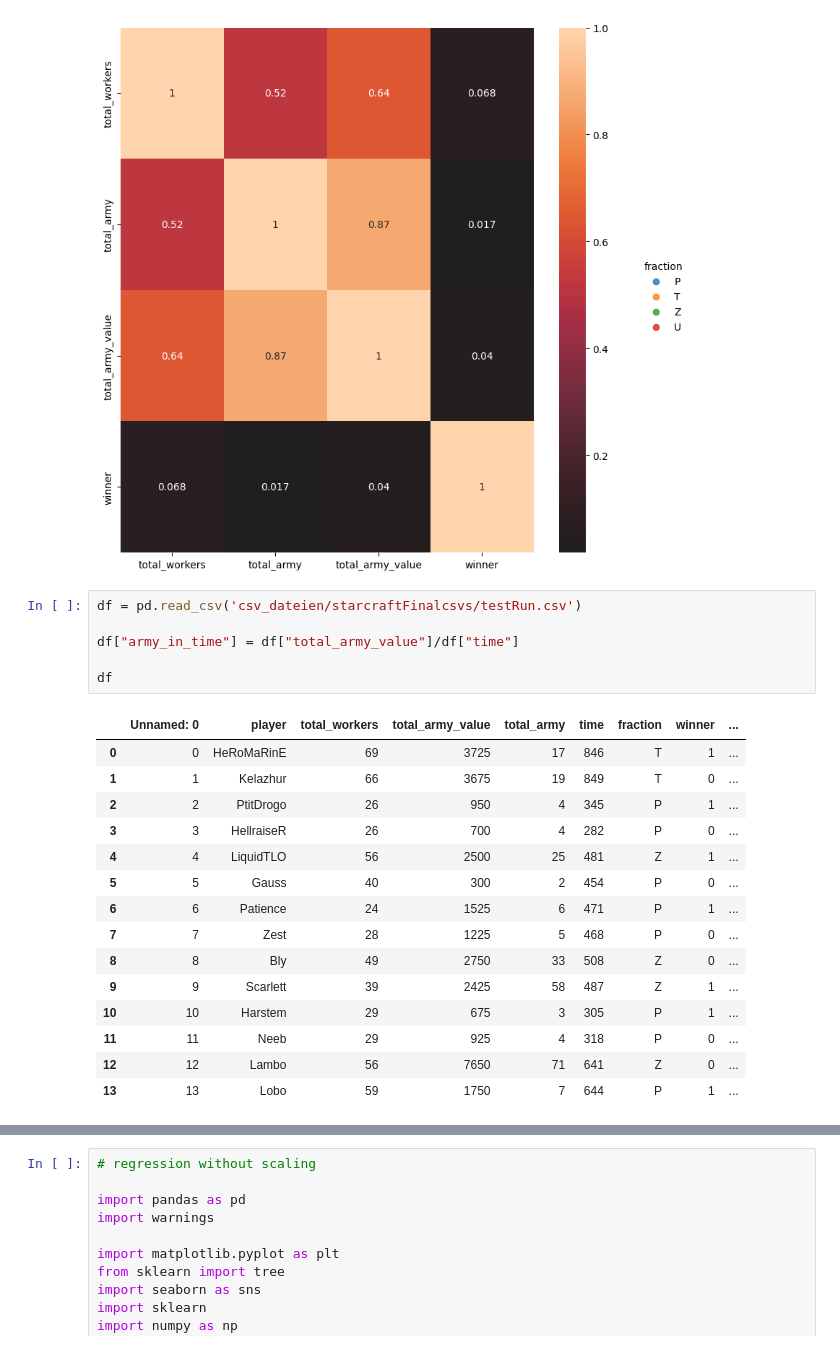
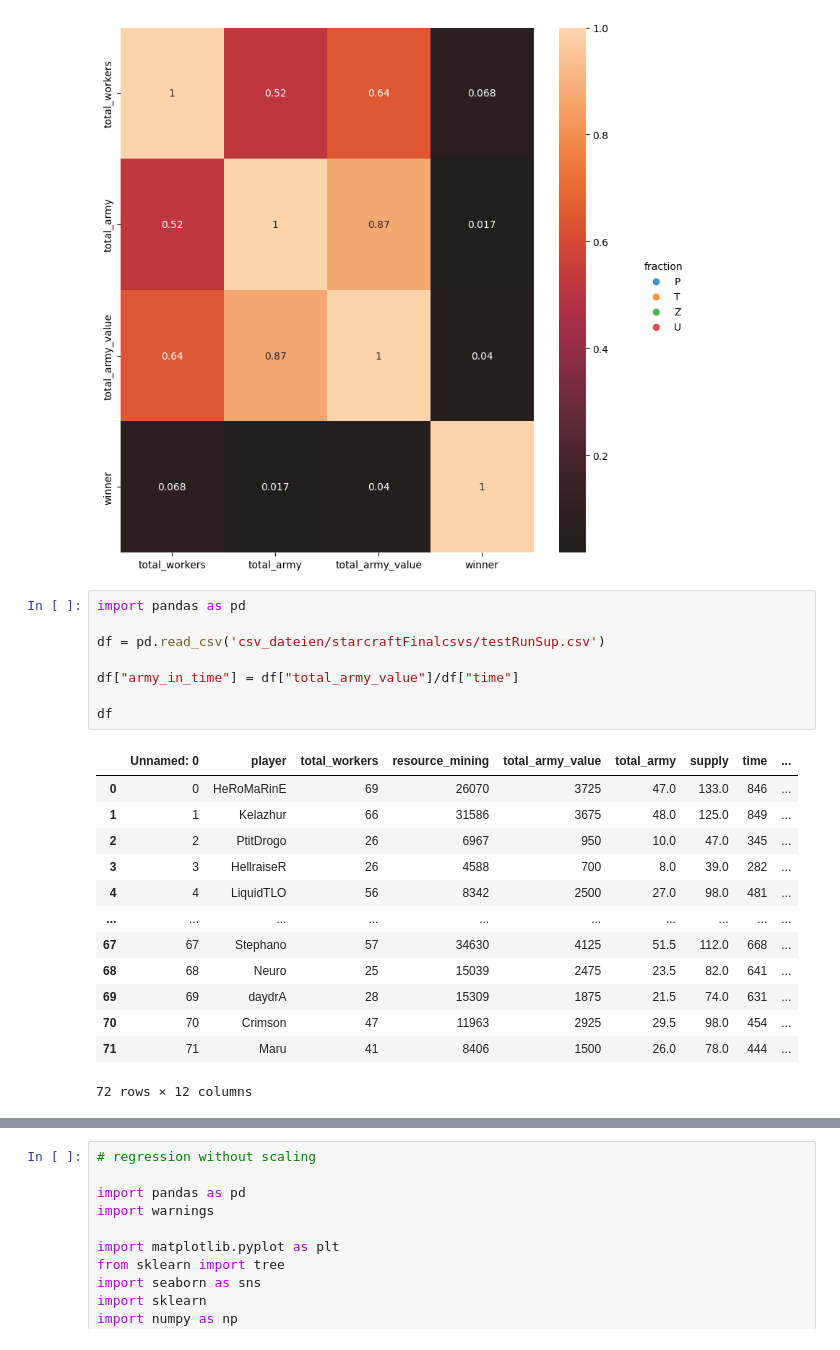
Before and after one commit to Monsieur-Bandana/gurobi_machine_learning, a Jupyter notebook: starcraft-pandas-version.ipynb, the cells around one changed output, grey strips where cells are left out. Drawn from its saved outputs; the diff is of its cells as text.

```diff
--- a/starcraft-pandas-version.ipynb
+++ b/starcraft-pandas-version.ipynb
@@ -496,24 +500,24 @@ sns.heatmap(df[["total_workers","total_army","total_army_value", "winner"]].corr
 <Axes: >
 [figure]
 # %%
-df = pd.read_csv('csv_dateien/starcraftFinalcsvs/testRun.csv')
+import pandas as pd
+
+df = pd.read_csv('csv_dateien/starcraftFinalcsvs/testRunSup.csv')
 
 df["army_in_time"] = df["total_army_value"]/df["time"]
 
 df
 # %% [output]
-|  | Unnamed: 0 | player | total_workers | total_army_value | total_army | time | fraction | winner | ... |
-| 0 | 0 | HeRoMaRinE | 69 | 3725 | 17 | 846 | T | 1 | ... |
-| 1 | 1 | Kelazhur | 66 | 3675 | 19 | 849 | T | 0 | ... |
-| 2 | 2 | PtitDrogo | 26 | 950 | 4 | 345 | P | 1 | ... |
-| 3 | 3 | HellraiseR | 26 | 700 | 4 | 282 | P | 0 | ... |
-| 4 | 4 | LiquidTLO | 56 | 2500 | 25 | 481 | Z | 1 | ... |
-| 5 | 5 | Gauss | 40 | 300 | 2 | 454 | P | 0 | ... |
-| 6 | 6 | Patience | 24 | 1525 | 6 | 471 | P | 1 | ... |
-| 7 | 7 | Zest | 28 | 1225 | 5 | 468 | P | 0 | ... |
-| 8 | 8 | Bly | 49 | 2750 | 33 | 508 | Z | 0 | ... |
-| 9 | 9 | Scarlett | 39 | 2425 | 58 | 487 | Z | 1 | ... |
-| 10 | 10 | Harstem | 29 | 675 | 3 | 305 | P | 1 | ... |
-| 11 | 11 | Neeb | 29 | 925 | 4 | 318 | P | 0 | ... |
-| 12 | 12 | Lambo | 56 | 7650 | 71 | 641 | Z | 0 | ... |
-| 13 | 13 | Lobo | 59 | 1750 | 7 | 644 | P | 1 | ... |
+|  | Unnamed: 0 | player | total_workers | resource_mining | total_army_value | total_army | supply | time | ... |
+| 0 | 0 | HeRoMaRinE | 69 | 26070 | 3725 | 47.0 | 133.0 | 846 | ... |
+| 1 | 1 | Kelazhur | 66 | 31586 | 3675 | 48.0 | 125.0 | 849 | ... |
+| 2 | 2 | PtitDrogo | 26 | 6967 | 950 | 10.0 | 47.0 | 345 | ... |
+| 3 | 3 | HellraiseR | 26 | 4588 | 700 | 8.0 | 39.0 | 282 | ... |
+| 4 | 4 | LiquidTLO | 56 | 8342 | 2500 | 27.0 | 98.0 | 481 | ... |
+| ... | ... | ... | ... | ... | ... | ... | ... | ... | ... |
+| 67 | 67 | Stephano | 57 | 34630 | 4125 | 51.5 | 112.0 | 668 | ... |
+| 68 | 68 | Neuro | 25 | 15039 | 2475 | 23.5 | 82.0 | 641 | ... |
+| 69 | 69 | daydrA | 28 | 15309 | 1875 | 21.5 | 74.0 | 631 | ... |
+| 70 | 70 | Crimson | 47 | 11963 | 2925 | 29.5 | 98.0 | 454 | ... |
+| 71 | 71 | Maru | 41 | 8406 | 1500 | 26.0 | 78.0 | 444 | ... |
+72 rows × 12 columns
```
Also changed, not shown: parts of 2 cells of this notebook, 11 other files.
